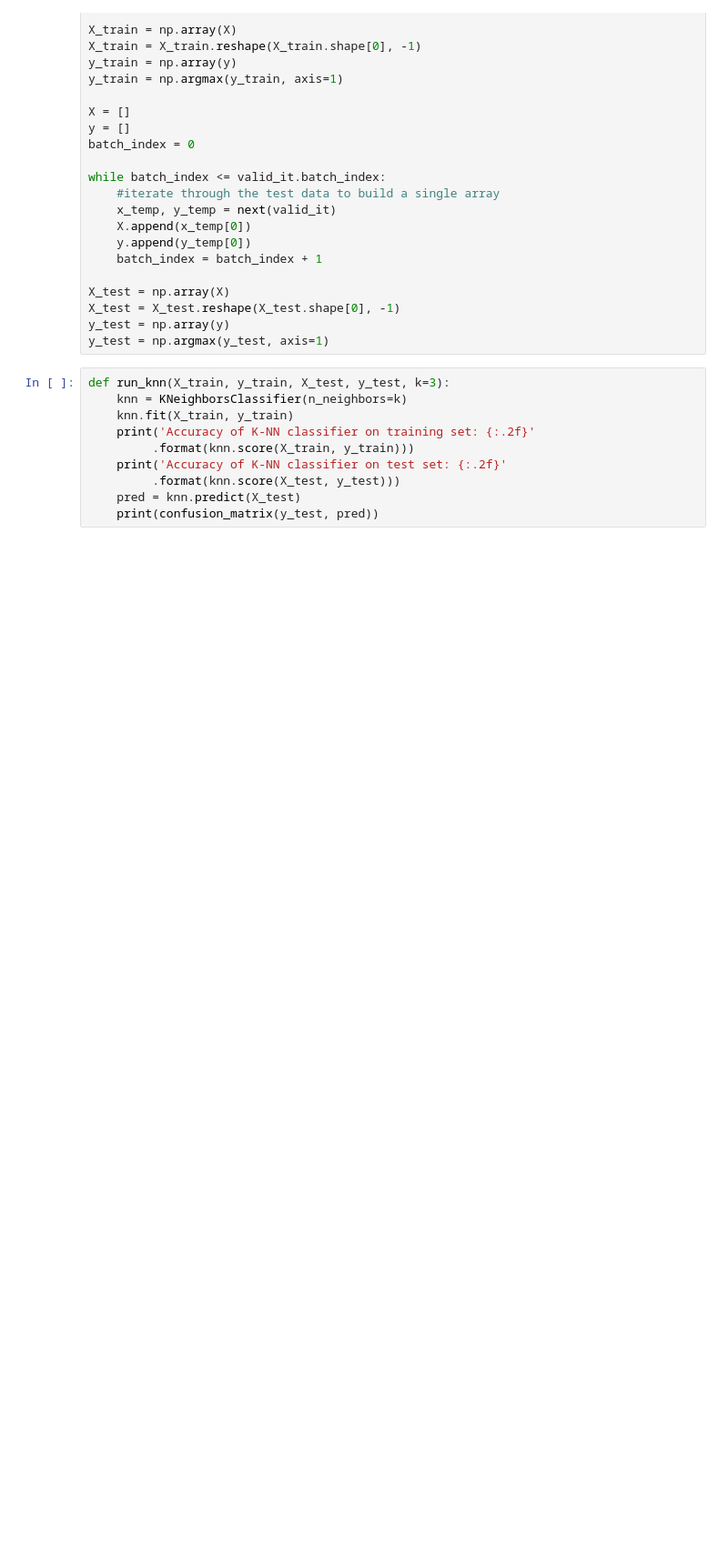
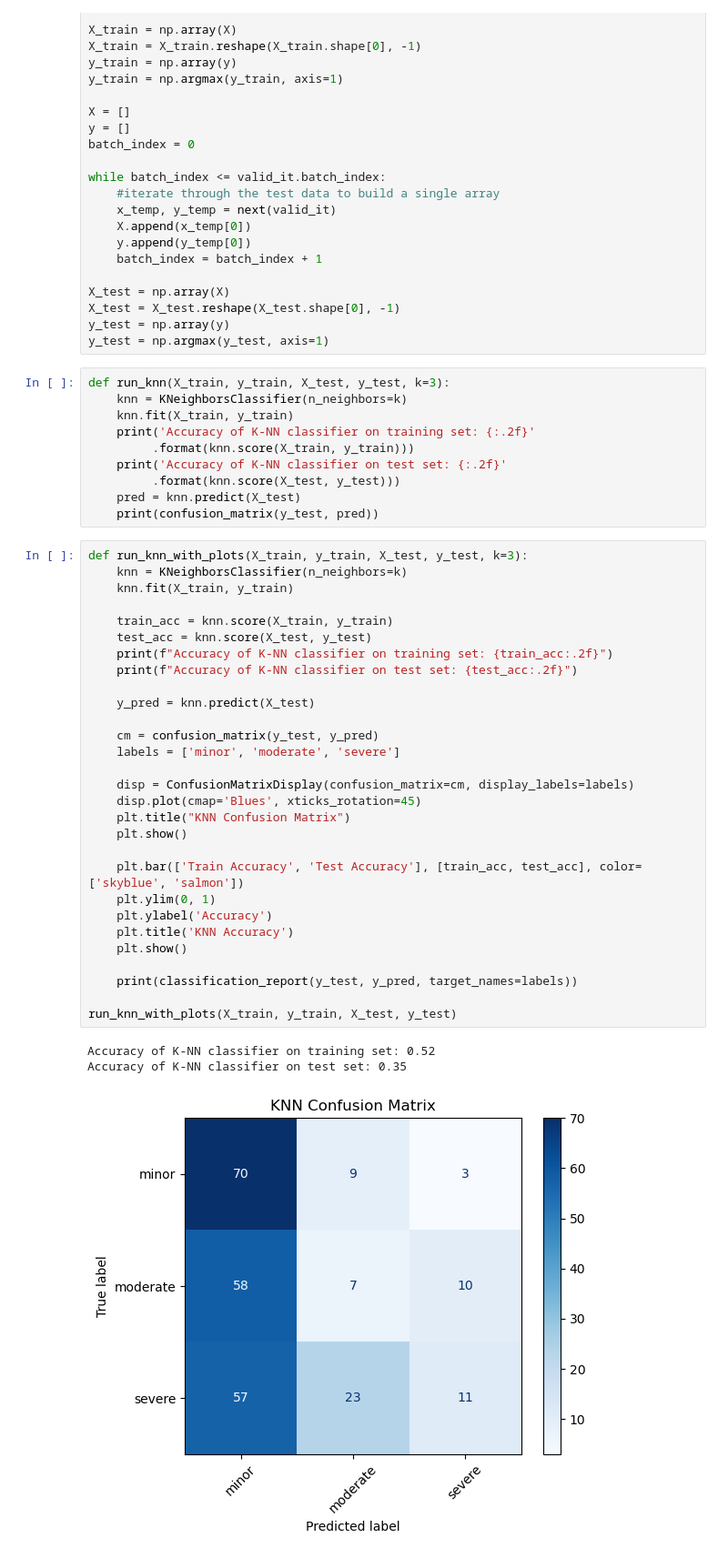
Before and after one commit to agmizer/car_damage_classification, a Jupyter notebook: car_damage_classification/knn.ipynb, the cells around one changed output. Shown: that part at 91% size. Drawn from its saved outputs; the diff is of its cells as text; blank space fills up the shorter version.

```diff
--- a/car_damage_classification/knn.ipynb
+++ b/car_damage_classification/knn.ipynb
@@ -84,3 +77,36 @@ def run_knn(X_train, y_train, X_test, y_test, k=3):
          .format(knn.score(X_test, y_test)))
     pred = knn.predict(X_test)
     print(confusion_matrix(y_test, pred))
+# %%
+def run_knn_with_plots(X_train, y_train, X_test, y_test, k=3):
+    knn = KNeighborsClassifier(n_neighbors=k)
+    knn.fit(X_train, y_train)
+
+    train_acc = knn.score(X_train, y_train)
+    test_acc = knn.score(X_test, y_test)
+    print(f"Accuracy of K-NN classifier on training set: {train_acc:.2f}")
+    print(f"Accuracy of K-NN classifier on test set: {test_acc:.2f}")
+
+    y_pred = knn.predict(X_test)
+
+    cm = confusion_matrix(y_test, y_pred)
+    labels = ['minor', 'moderate', 'severe']
+
+    disp = ConfusionMatrixDisplay(confusion_matrix=cm, display_labels=labels)
+    disp.plot(cmap='Blues', xticks_rotation=45)
+    plt.title("KNN Confusion Matrix")
+    plt.show()
+
+    plt.bar(['Train Accuracy', 'Test Accuracy'], [train_acc, test_acc], color=['skyblue', 'salmon'])
+    plt.ylim(0, 1)
+    plt.ylabel('Accuracy')
+    plt.title('KNN Accuracy')
+    plt.show()
+
+    print(classification_report(y_test, y_pred, target_names=labels))
+
+run_knn_with_plots(X_train, y_train, X_test, y_test)
+# %% [output]
+Accuracy of K-NN classifier on training set: 0.52
+Accuracy of K-NN classifier on test set: 0.35
+[figure, added]
```
Also changed, not shown: parts of 4 cells of this notebook, 3 other files.
